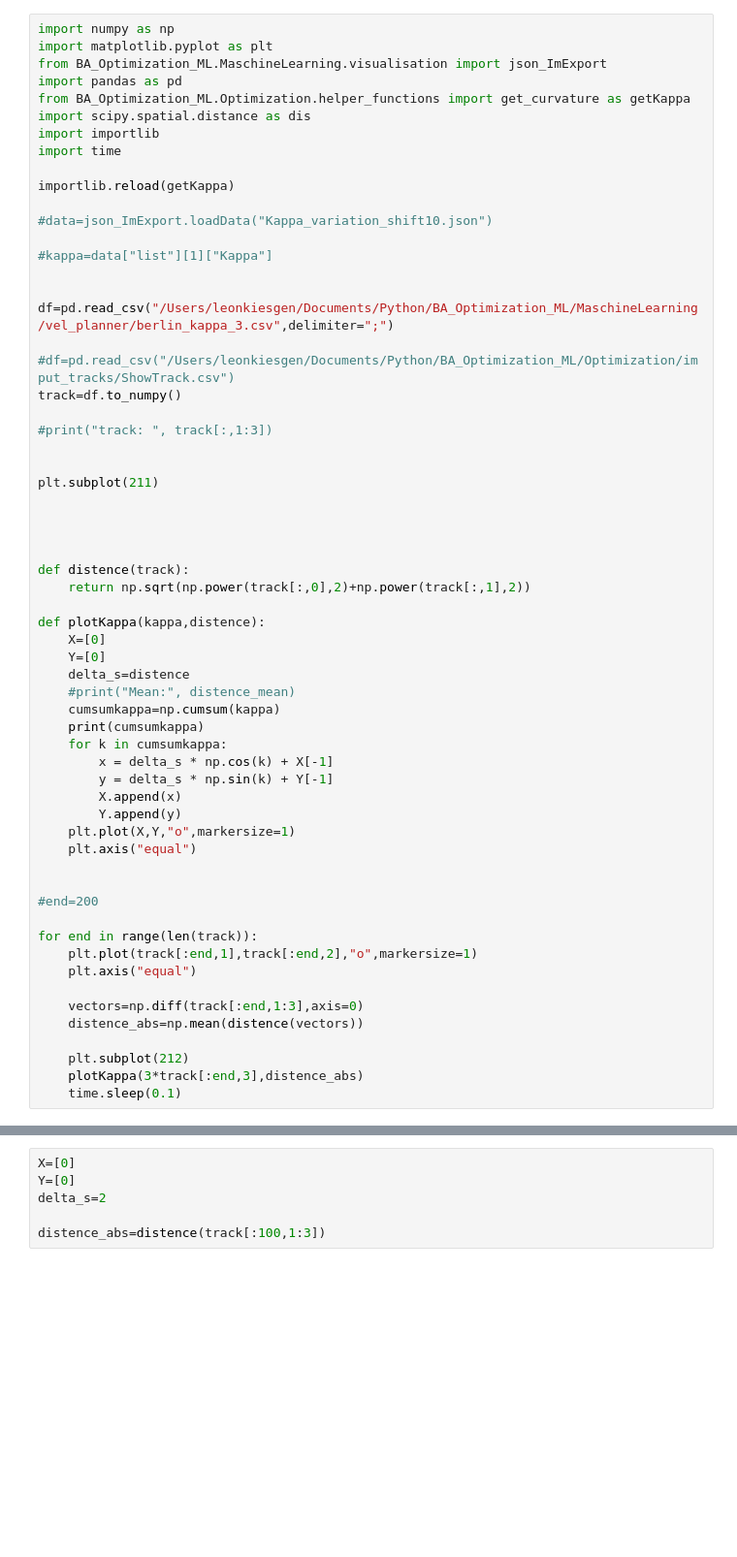
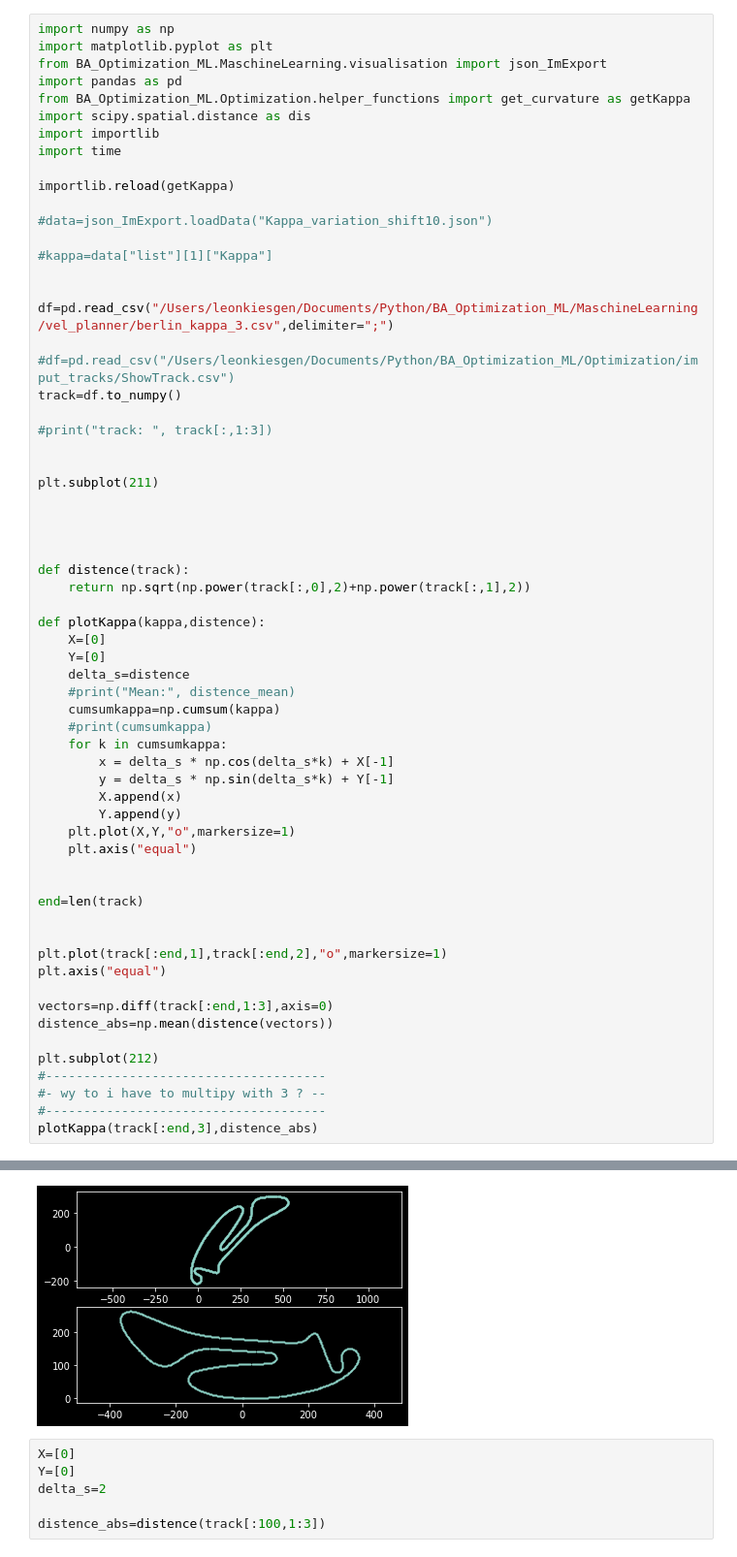
Before and after one commit to LeonKie/BA_Optimization_ML, a Jupyter notebook: MaschineLearning/visualisation/visTest.ipynb, the cells around one changed output, grey strips where cells are left out. Shown at 97% size. Drawn from its saved outputs; the diff is of its cells as text; blank space fills up the shorter version.

```diff
--- a/MaschineLearning/visualisation/visTest.ipynb
+++ b/MaschineLearning/visualisation/visTest.ipynb
@@ -37,26 +37,28 @@ def plotKappa(kappa,distence):
     delta_s=distence
     #print("Mean:", distence_mean)
     cumsumkappa=np.cumsum(kappa)
-    print(cumsumkappa)
+    #print(cumsumkappa)
     for k in cumsumkappa:
-        x = delta_s * np.cos(k) + X[-1]
-        y = delta_s * np.sin(k) + Y[-1]
+        x = delta_s * np.cos(delta_s*k) + X[-1]
+        y = delta_s * np.sin(delta_s*k) + Y[-1]
         X.append(x)
         Y.append(y)
     plt.plot(X,Y,"o",markersize=1)
     plt.axis("equal")
 
 
-#end=200
+end=len(track)
 
-for end in range(len(track)):
-    plt.plot(track[:end,1],track[:end,2],"o",markersize=1)
-    plt.axis("equal")
 
-    vectors=np.diff(track[:end,1:3],axis=0)
-    distence_abs=np.mean(distence(vectors))
+plt.plot(track[:end,1],track[:end,2],"o",markersize=1)
+plt.axis("equal")
 
-    plt.subplot(212)
-    plotKappa(3*track[:end,3],distence_abs)
-    time.sleep(0.1)
+vectors=np.diff(track[:end,1:3],axis=0)
+distence_abs=np.mean(distence(vectors))
+
+plt.subplot(212)
+#-------------------------------------
+#- wy to i have to multipy with 3 ? --
+#-------------------------------------
+plotKappa(track[:end,3],distence_abs)
 # %% [output]
@@ -80,3 +65,4 @@ for end in range(len(track)):
+[figure, added]
 # %%
 X=[0]
 Y=[0]
```
Also changed, not shown: parts of 1 cell of this notebook, 3 other files.
